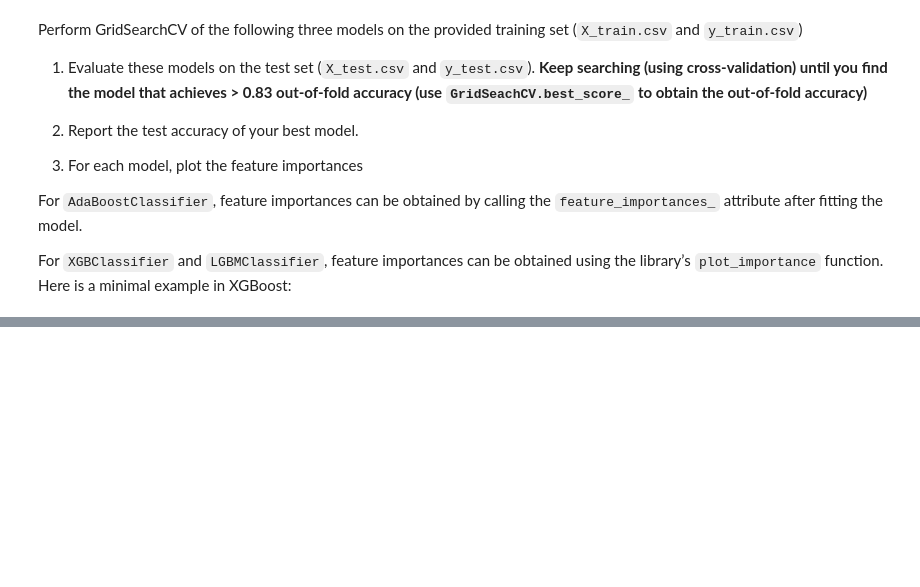
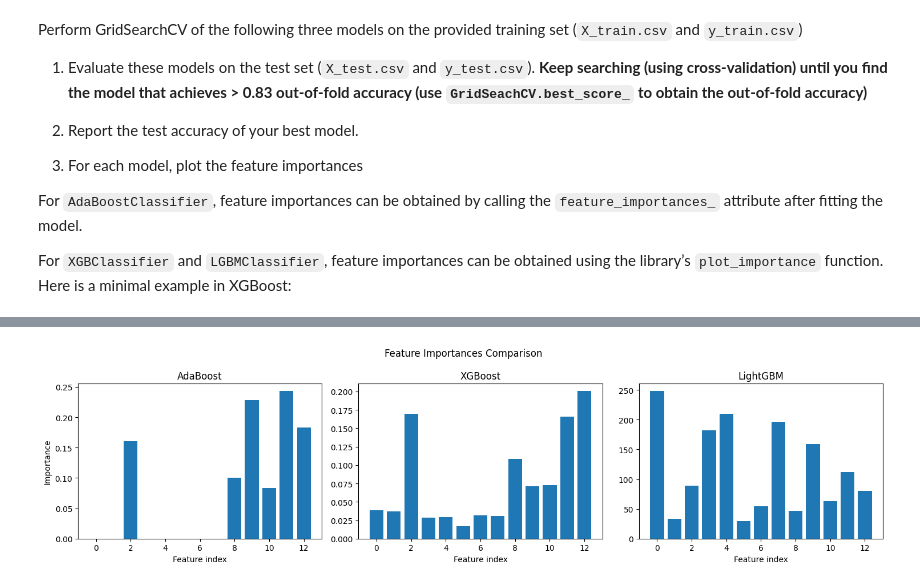
Before and after one commit to AthithepSuksupsri/229352_Stat-learning-for-data-sci, a Jupyter notebook: Lab07_Boosted_trees.ipynb, the cells around one changed output, grey strips where cells are left out. Saved outputs shown, nothing was run; the diff lists cells and outputs as text; code cells hidden in the pictures; blank space fills up the shorter version.

```diff
--- a/Lab07_Boosted_trees.ipynb
+++ b/Lab07_Boosted_trees.ipynb
@@ -65,0 +299,24 @@ X_train
+# %%
+fig, axes = plt.subplots(1, 3, figsize=(15, 4), sharey=False)
+
+ada_importance = ada_best.feature_importances_
+axes[0].bar(range(len(ada_importance)), ada_importance)
+axes[0].set_title("AdaBoost")
+axes[0].set_xlabel("Feature index")
+axes[0].set_ylabel("Importance")
+
+xgb_importance = xgb_best.feature_importances_
+axes[1].bar(range(len(xgb_importance)), xgb_importance)
+axes[1].set_title("XGBoost")
+axes[1].set_xlabel("Feature index")
+
+lgbm_importance = lgbm_best.feature_importances_
+axes[2].bar(range(len(lgbm_importance)), lgbm_importance)
+axes[2].set_title("LightGBM")
+axes[2].set_xlabel("Feature index")
+
+plt.suptitle("Feature Importances Comparison")
+plt.tight_layout()
+plt.show()
+# %% [output]
+[figure, added]
```
Also changed, not shown: parts of 20 cells of this notebook.
